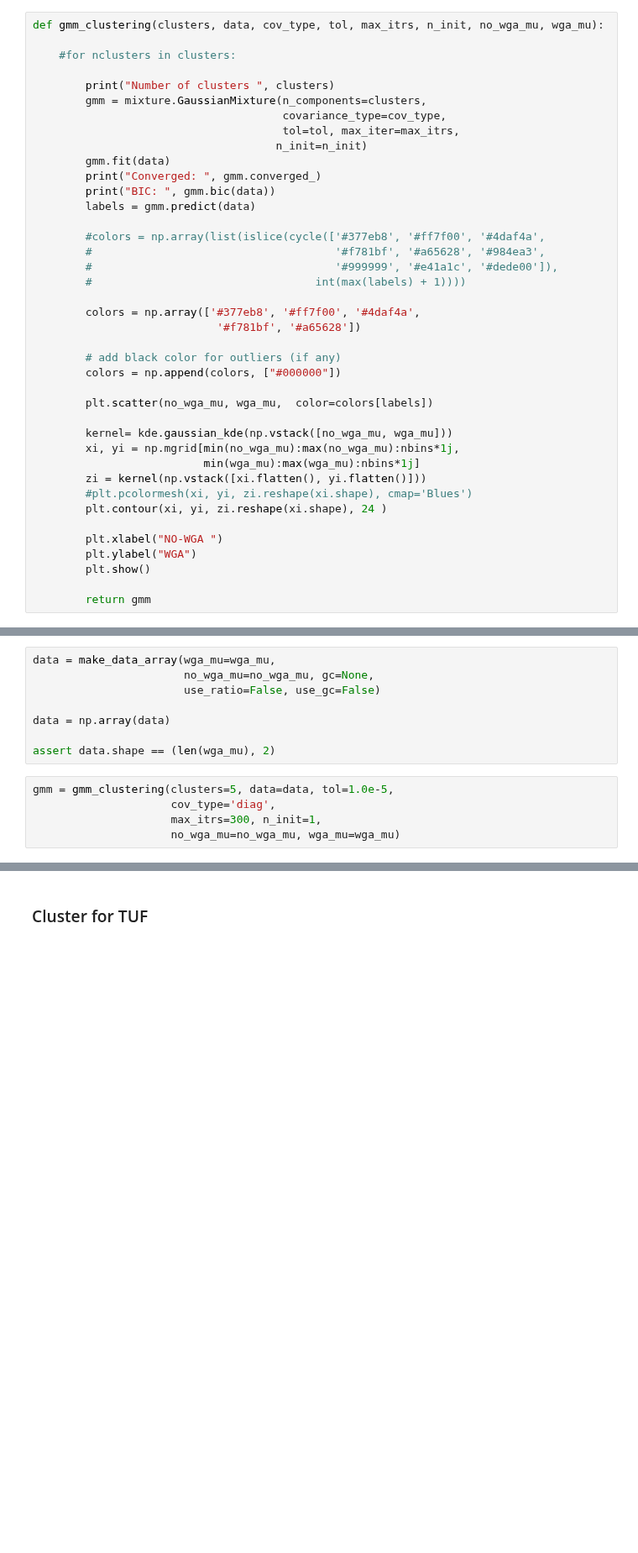
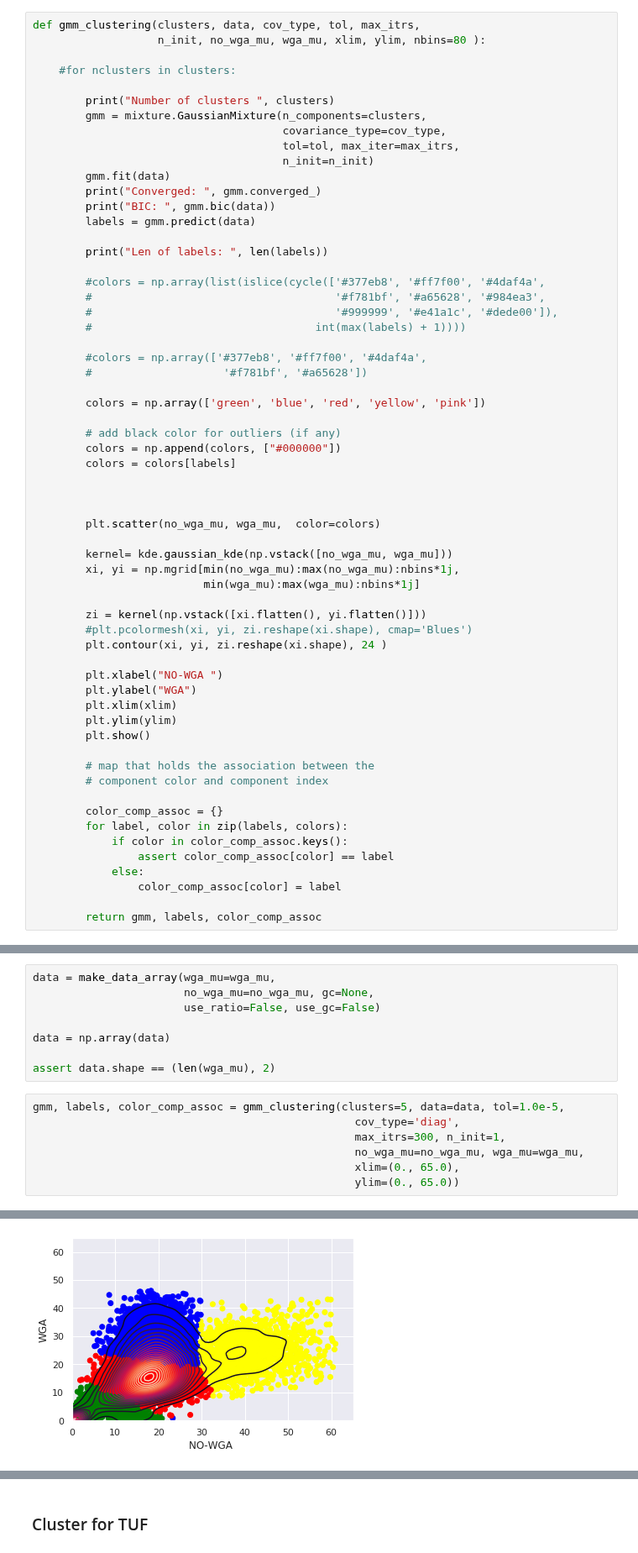
Before and after one commit to pockerman/hidden_markov_modeling, a Jupyter notebook: stories/story_15.ipynb, the cells around one changed output, grey strips where cells are left out. Shown at 84% size. Cells and saved outputs as stored; diff of their text form; blank space fills up the shorter version.

```diff
--- a/stories/story_15.ipynb
+++ b/stories/story_15.ipynb
@@ -53,7 +126,8 @@ def make_data_array(wga_mu, no_wga_mu, gc, use_ratio, use_gc):
 
     return data
 # %%
-def gmm_clustering(clusters, data, cov_type, tol, max_itrs, n_init, no_wga_mu, wga_mu):
+def gmm_clustering(clusters, data, cov_type, tol, max_itrs,
+                   n_init, no_wga_mu, wga_mu, xlim, ylim, nbins=80 ):
 
     #for nclusters in clusters:
 
@@ -61,34 +135,54 @@ def gmm_clustering(clusters, data, cov_type, tol, max_itrs, n_init, no_wga_mu, w
         gmm = mixture.GaussianMixture(n_components=clusters,
                                       covariance_type=cov_type,
                                       tol=tol, max_iter=max_itrs,
-                                     n_init=n_init)
+                                      n_init=n_init)
         gmm.fit(data)
         print("Converged: ", gmm.converged_)
         print("BIC: ", gmm.bic(data))
         labels = gmm.predict(data)
+
+        print("Len of labels: ", len(labels))
 
         #colors = np.array(list(islice(cycle(['#377eb8', '#ff7f00', '#4daf4a',
         #                                     '#f781bf', '#a65628', '#984ea3',
         #                                     '#999999', '#e41a1c', '#dede00']),
         #                                  int(max(labels) + 1))))
 
-        colors = np.array(['#377eb8', '#ff7f00', '#4daf4a',
-                            '#f781bf', '#a65628'])
+        #colors = np.array(['#377eb8', '#ff7f00', '#4daf4a',
+        #                    '#f781bf', '#a65628'])
+
+        colors = np.array(['green', 'blue', 'red', 'yellow', 'pink'])
 
         # add black color for outliers (if any)
         colors = np.append(colors, ["#000000"])
+        colors = colors[labels]
 
-        plt.scatter(no_wga_mu, wga_mu,  color=colors[labels])
+
+
+        plt.scatter(no_wga_mu, wga_mu,  color=colors)
 
         kernel= kde.gaussian_kde(np.vstack([no_wga_mu, wga_mu]))
         xi, yi = np.mgrid[min(no_wga_mu):max(no_wga_mu):nbins*1j,
                           min(wga_mu):max(wga_mu):nbins*1j]
+
         zi = kernel(np.vstack([xi.flatten(), yi.flatten()]))
         #plt.pcolormesh(xi, yi, zi.reshape(xi.shape), cmap='Blues')
         plt.contour(xi, yi, zi.reshape(xi.shape), 24 )
 
         plt.xlabel("NO-WGA ")
         plt.ylabel("WGA")
+        plt.xlim(xlim)
+        plt.ylim(ylim)
         plt.show()
 
-        return gmm
+        # map that holds the association between the
+        # component color and component index
+
+        color_comp_assoc = {}
+        for label, color in zip(labels, colors):
+            if color in color_comp_assoc.keys():
+                assert color_comp_assoc[color] == label
+            else:
+                color_comp_assoc[color] = label
+
+        return gmm, labels, color_comp_assoc
@@ -180,8 +200,10 @@ data = np.array(data)
 
 assert data.shape == (len(wga_mu), 2)
 # %%
-gmm = gmm_clustering(clusters=5, data=data, tol=1.0e-5,
-                     cov_type='diag',
-                     max_itrs=300, n_init=1,
-                     no_wga_mu=no_wga_mu, wga_mu=wga_mu)
+gmm, labels, color_comp_assoc = gmm_clustering(clusters=5, data=data, tol=1.0e-5,
+                                                 cov_type='diag',
+                                                 max_itrs=300, n_init=1,
+                                                 no_wga_mu=no_wga_mu, wga_mu=wga_mu,
+                                                 xlim=(0., 65.0),
+                                                 ylim=(0., 65.0))
 # %% [output]
@@ -188,0 +214 @@ NameError: name 'gmm_clustering' is not defined
+[figure, added]
```
Also changed, not shown: parts of 49 cells of this notebook.
